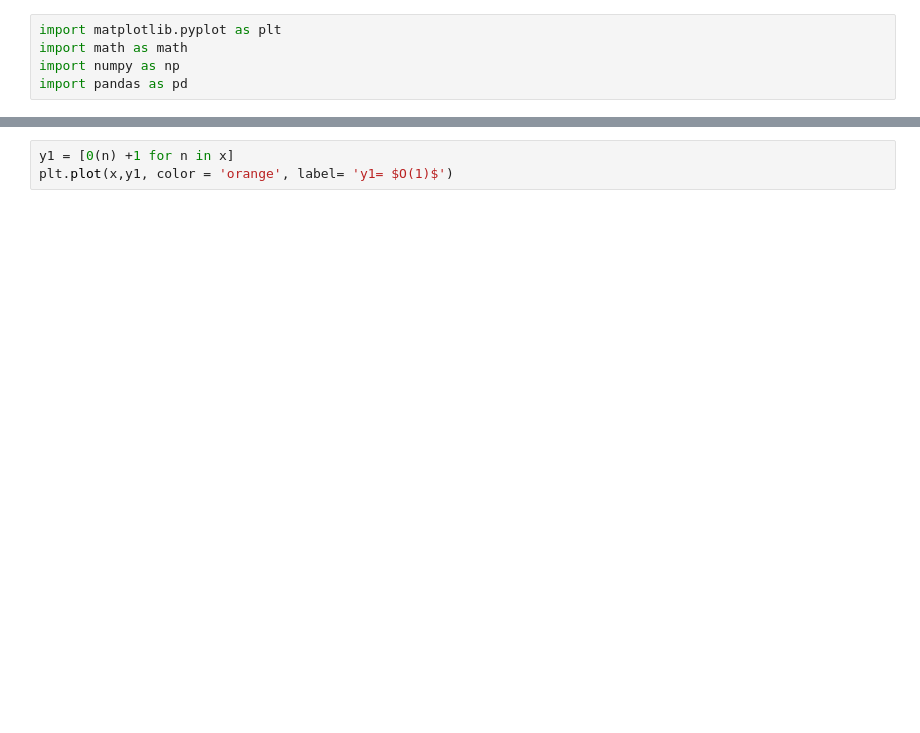
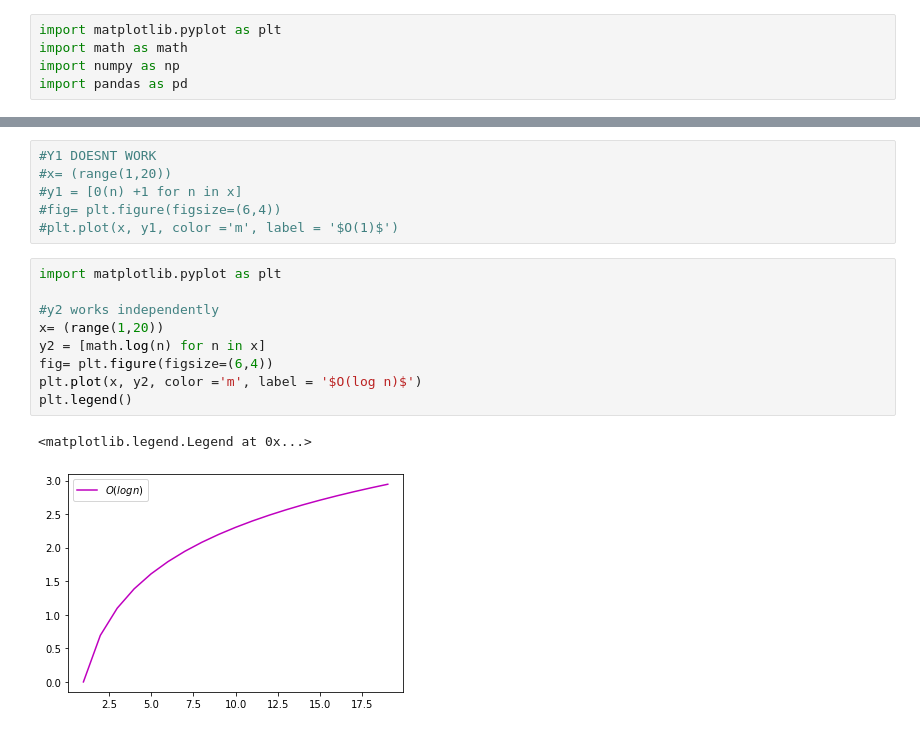
Before and after one commit to natasharivers/numpy-pandas-visualization-exercises, a Jupyter notebook: big_o_notation.ipynb, the cells around one changed output, grey strips where cells are left out. Drawn from its saved outputs; the diff is of its cells as text; blank space fills up the shorter version.

```diff
--- a/big_o_notation.ipynb
+++ b/big_o_notation.ipynb
@@ -42,3 +49,18 @@ ValueError: math domain error
 # %%
-y1 = [0(n) +1 for n in x]
-plt.plot(x,y1, color = 'orange', label= 'y1= $O(1)$')
+#Y1 DOESNT WORK
+#x= (range(1,20))
+#y1 = [0(n) +1 for n in x]
+#fig= plt.figure(figsize=(6,4))
+#plt.plot(x, y1, color ='m', label = '$O(1)$')
+# %%
+import matplotlib.pyplot as plt
+
+#y2 works independently
+x= (range(1,20))
+y2 = [math.log(n) for n in x]
+fig= plt.figure(figsize=(6,4))
+plt.plot(x, y2, color ='m', label = '$O(log n)$')
+plt.legend()
+# %% [output]
+<matplotlib.legend.Legend at 0x...>
+[figure, added]
```
Also changed, not shown: parts of 9 cells of this notebook.
